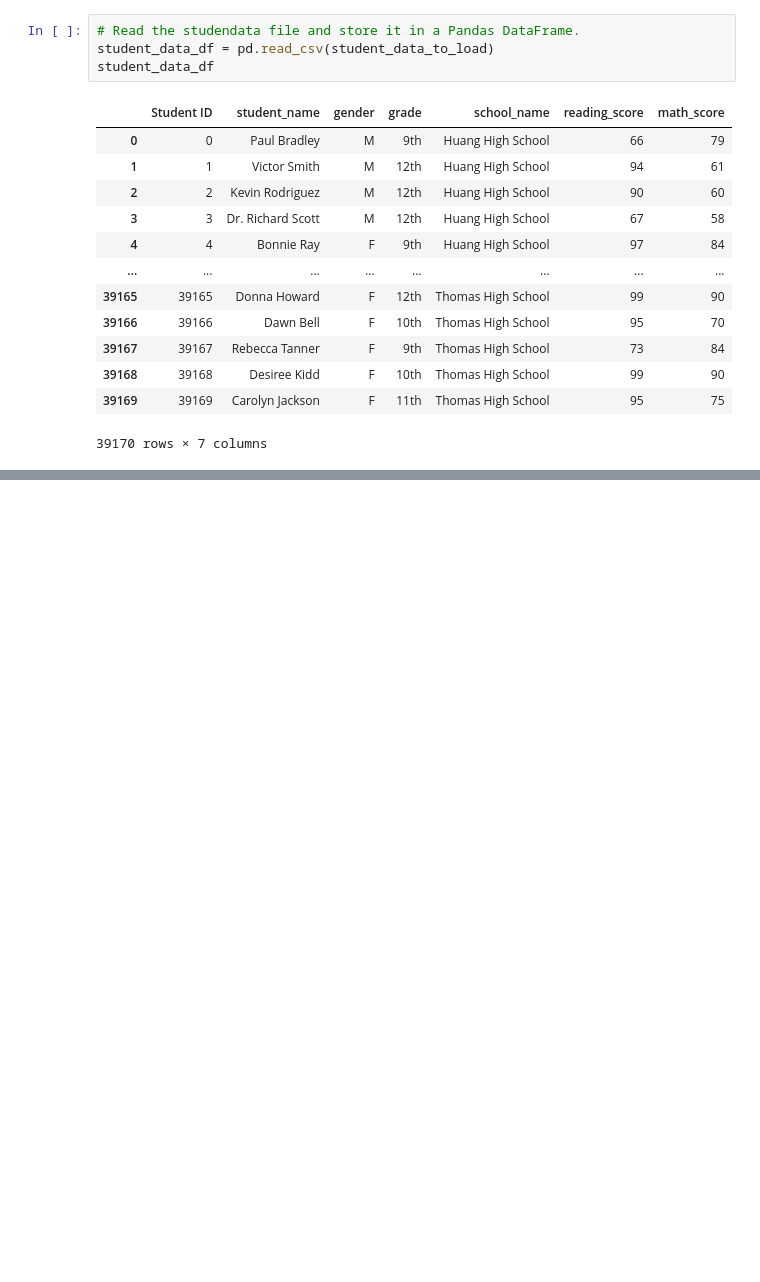
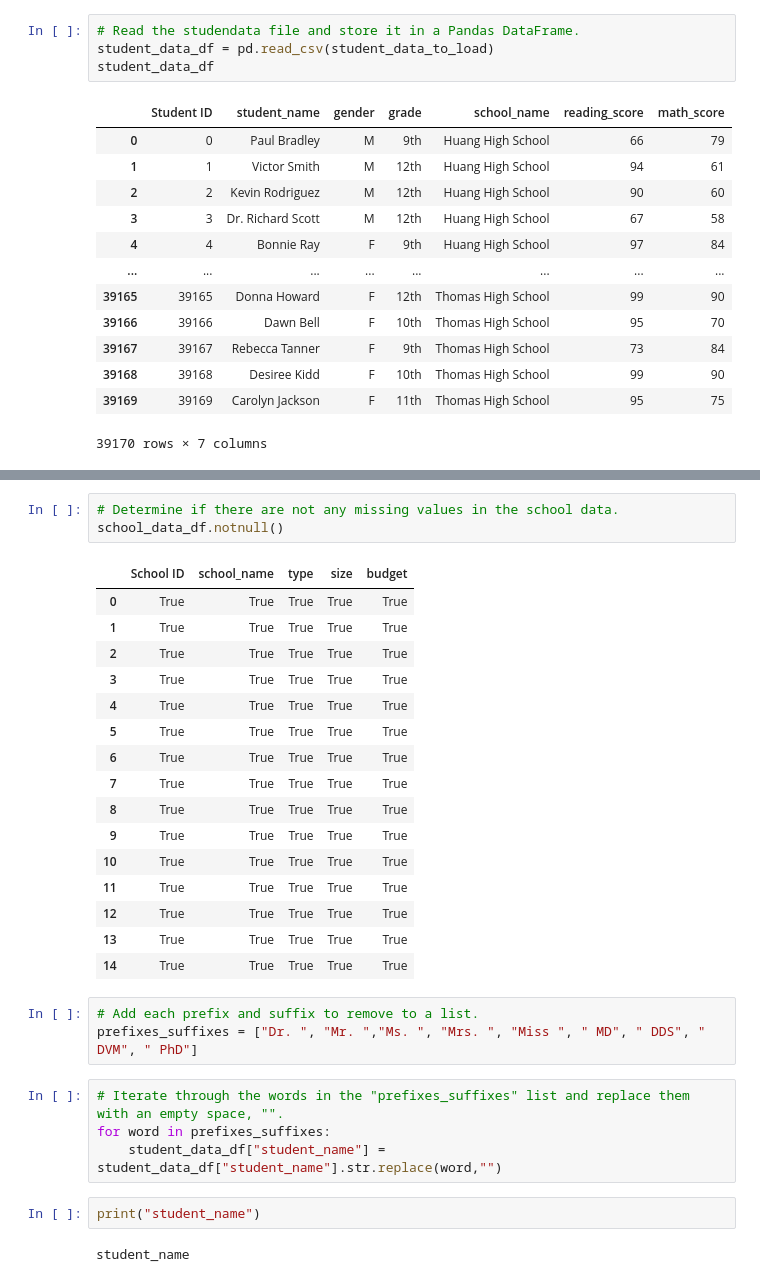
Before and after one commit to roomasa/School_District_Analysis, a Jupyter notebook: PyCitySchools.ipynb, the cells around one changed output, grey strips where cells are left out. Drawn from its saved outputs; the diff is of its cells as text; blank space fills up the shorter version.

```diff
--- a/PyCitySchools.ipynb
+++ b/PyCitySchools.ipynb
@@ -46,0 +131,31 @@ student_data_df
+# %%
+# Determine if there are not any missing values in the school data.
+school_data_df.notnull()
+# %% [output]
+|  | School ID | school_name | type | size | budget |
+| 0 | True | True | True | True | True |
+| 1 | True | True | True | True | True |
+| 2 | True | True | True | True | True |
+| 3 | True | True | True | True | True |
+| 4 | True | True | True | True | True |
+| 5 | True | True | True | True | True |
+| 6 | True | True | True | True | True |
+| 7 | True | True | True | True | True |
+| 8 | True | True | True | True | True |
+| 9 | True | True | True | True | True |
+| 10 | True | True | True | True | True |
+| 11 | True | True | True | True | True |
+| 12 | True | True | True | True | True |
+| 13 | True | True | True | True | True |
+| 14 | True | True | True | True | True |
+# %%
+# Add each prefix and suffix to remove to a list.
+prefixes_suffixes = ["Dr. ", "Mr. ","Ms. ", "Mrs. ", "Miss ", " MD", " DDS", " DVM", " PhD"]
+# %%
+# Iterate through the words in the "prefixes_suffixes" list and replace them with an empty space, "".
+for word in prefixes_suffixes:
+    student_data_df["student_name"] = student_data_df["student_name"].str.replace(word,"")
+# %%
+print("student_name")
+# %% [output]
+student_name
```
Also changed, not shown: parts of 7 cells of this notebook, 2 other files.
